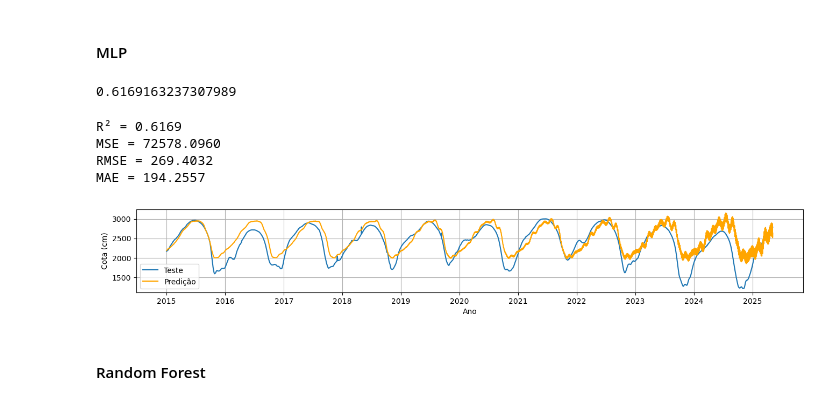
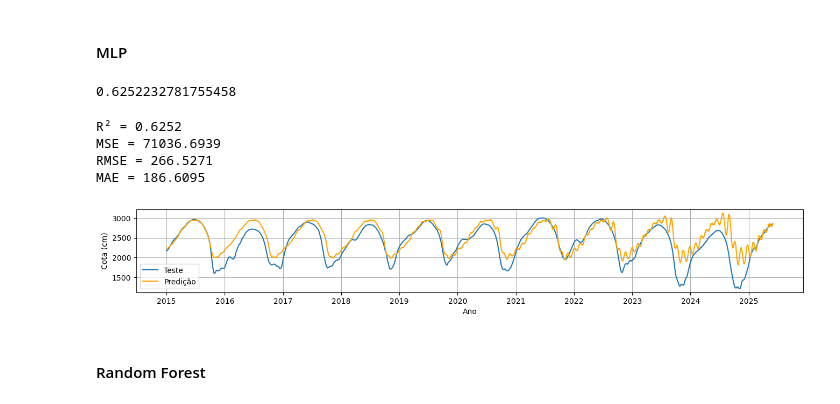
Before and after one commit to DioGS17/ML-HidroPrev, a Jupyter notebook: teste_estacao_14990000.ipynb, the cells around one changed output. Drawn from its saved outputs; the diff is of its cells as text; code cells hidden in the pictures.

```diff
--- a/teste_estacao_14990000.ipynb
+++ b/teste_estacao_14990000.ipynb
@@ -125,0 +21,3 @@ plt.show()
+# %%
+dados_manaus = eda.data_processing('Cotas extraidas', '1903-01-01', '2025-05-31', ['dados_diarios_estacao_14990000.csv'])
+dados_manaus
@@ -149,7 +62,7 @@ plt.show()
 window_length = 365
 shifts = np.arange(1,window_length+1)
 # Create a dictionary of time-shifted data
-x_shifts = {'lag_{}'.format(ii): treino['Cota'].shift(ii) for ii in shifts}
+x_shifts = {'lag_{}'.format(ii): treino['14990000'].shift(ii) for ii in shifts}
 # Convert the shifts into a dataframe
 x_shifts = pd.DataFrame(x_shifts)
 x_shifts.fillna(0, inplace=True)
@@ -158,10 +71,10 @@ x_shifts.fillna(0, inplace=True)
 # %%
 def run_iteration(x_shifts, treino, teste, window_length):
     mlp = MLPRegressor(hidden_layer_sizes=(11, 11), max_iter=1000, early_stopping=True, n_iter_no_change=50)
-    mlp.fit(x_shifts.iloc[window_length:], treino['Cota'][window_length:])
+    mlp.fit(x_shifts.iloc[window_length:], treino['14990000'][window_length:])
 
     test_predictions = []
-    first_eval_batch = treino['Cota'][-window_length:].values
+    first_eval_batch = treino['14990000'][-window_length:].values
     current_batch = first_eval_batch.reshape((1, window_length))
 
     for i in range(len(teste)):
@@ -169,8 +82,8 @@ def run_iteration(x_shifts, treino, teste, window_length):
         test_predictions.append(current_pred)
         current_batch = np.append(current_batch[:,1:], [[current_pred]], axis=1)
 
-    y_pred = pd.DataFrame(test_predictions, index=teste['Cota'].index)
-    r2 = r2_score(teste['Cota'], y_pred)
+    y_pred = pd.DataFrame(test_predictions, index=teste['14990000'].index)
+    r2 = r2_score(teste['14990000'], y_pred)
 
     return r2, y_pred
 
@@ -217,29 +97,29 @@ best_r2, best_y_pred = max(resultados, key=lambda x: x[0])
 # %%
 best_r2
 # %% [output]
-0.6169163237307989
+0.6252232781755458
 # %%
-print(f"R² = {r2_score(teste['Cota'], best_y_pred):.4f}")
-print(f"MSE = {mean_squared_error(teste['Cota'], best_y_pred):.4f}")
-print(f"RMSE = {root_mean_squared_error(teste['Cota'], best_y_pred):.4f}")
-print(f"MAE = {mean_absolute_error(teste['Cota'], best_y_pred):.4f}")
+print(f"R² = {r2_score(teste['14990000'], best_y_pred):.4f}")
+print(f"MSE = {mean_squared_error(teste['14990000'], best_y_pred):.4f}")
+print(f"RMSE = {root_mean_squared_error(teste['14990000'], best_y_pred):.4f}")
+print(f"MAE = {mean_absolute_error(teste['14990000'], best_y_pred):.4f}")
 
 plt.figure(figsize=(16, 2))
-plt.plot(teste['Cota'], label='Teste')
+plt.plot(teste['14990000'], label='Teste')
 plt.plot(best_y_pred, label='Predição', color='orange')
 plt.gca().xaxis.set_major_locator(mdates.YearLocator())
 plt.gca().xaxis.set_major_formatter(mdates.DateFormatter('%Y'))
 plt.grid(True)
 plt.xlabel('Ano')
 plt.ylabel('Cota (cm)')
 plt.legend()
 plt.show()
 # %% [output]
-R² = 0.6169
-MSE = 72578.0960
-RMSE = 269.4032
-MAE = 194.2557
+R² = 0.6252
+MSE = 71036.6939
+RMSE = 266.5271
+MAE = 186.6095
-[figure, old version]
+[figure, new version]
 # %% [markdown]
 #### Random Forest
 # %%
```
Also changed, not shown: parts of 48 cells of this notebook, 4 other files.
